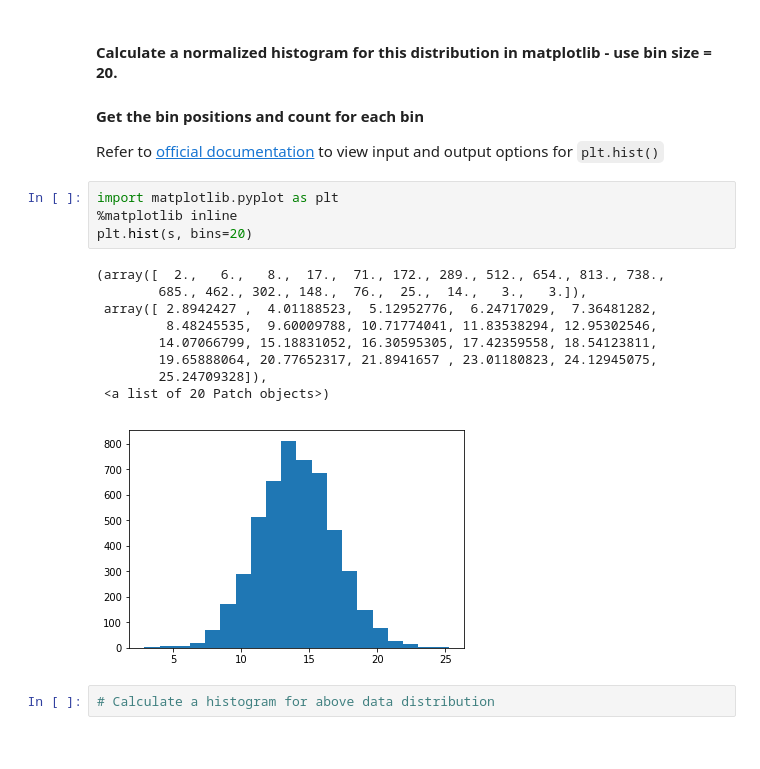
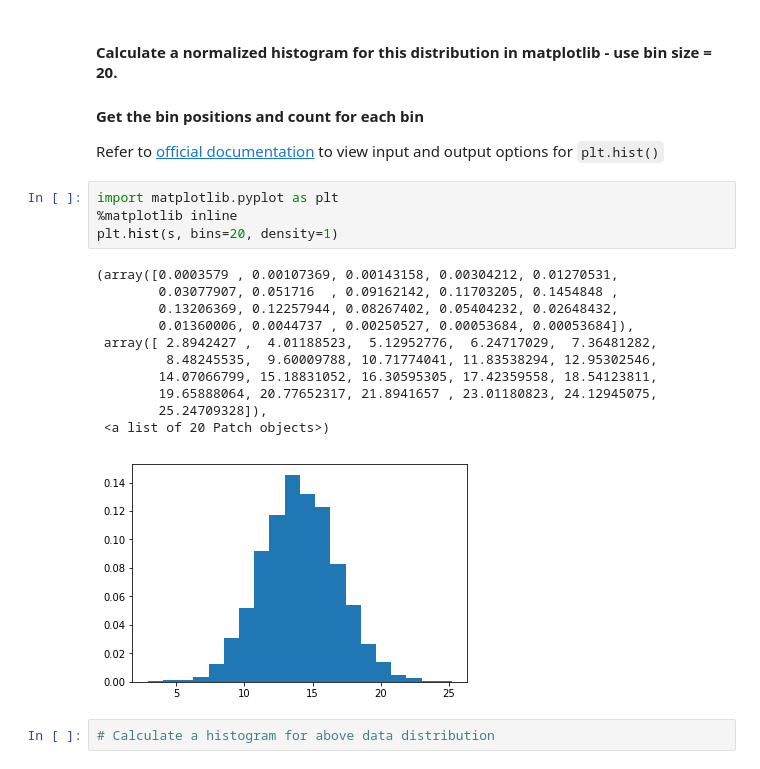
Before and after one commit to dlm6693/dsc-1-09-13-normal-gaussian-distributions-lab-nyc-ds-career-031119, a Jupyter notebook: index.ipynb, the cells around one changed output. Cells and saved outputs as stored; diff of their text form.

```diff
--- a/index.ipynb
+++ b/index.ipynb
@@ -30,17 +30,19 @@ Refer to [official documentation](https://matplotlib.org/api/_as_gen/matplotlib.
 # %%
 import matplotlib.pyplot as plt
 %matplotlib inline
-plt.hist(s, bins=20)
+plt.hist(s, bins=20, density=1)
 # %% [output]
-(array([  2.,   6.,   8.,  17.,  71., 172., 289., 512., 654., 813., 738.,
-        685., 462., 302., 148.,  76.,  25.,  14.,   3.,   3.]),
+(array([0.0003579 , 0.00107369, 0.00143158, 0.00304212, 0.01270531,
+        0.03077907, 0.051716  , 0.09162142, 0.11703205, 0.1454848 ,
+        0.13206369, 0.12257944, 0.08267402, 0.05404232, 0.02648432,
+        0.01360006, 0.0044737 , 0.00250527, 0.00053684, 0.00053684]),
  array([ 2.8942427 ,  4.01188523,  5.12952776,  6.24717029,  7.36481282,
          8.48245535,  9.60009788, 10.71774041, 11.83538294, 12.95302546,
         14.07066799, 15.18831052, 16.30595305, 17.42359558, 18.54123811,
         19.65888064, 20.77652317, 21.8941657 , 23.01180823, 24.12945075,
         25.24709328]),
  <a list of 20 Patch objects>)
-[figure, old version]
+[figure, new version]
 # %%
 # Calculate a histogram for above data distribution
 # %% [output]
```
